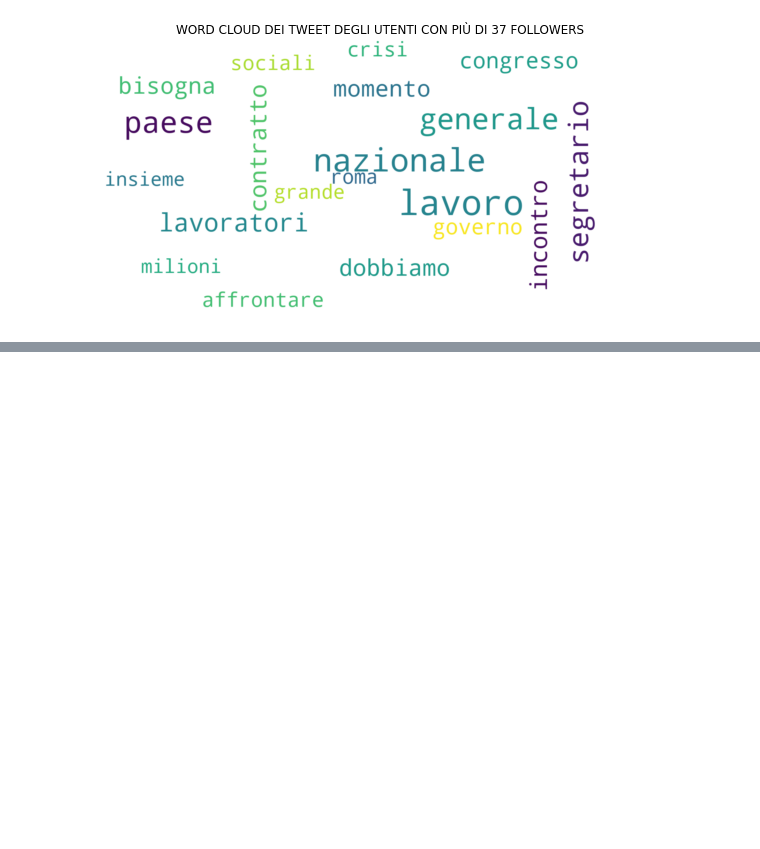
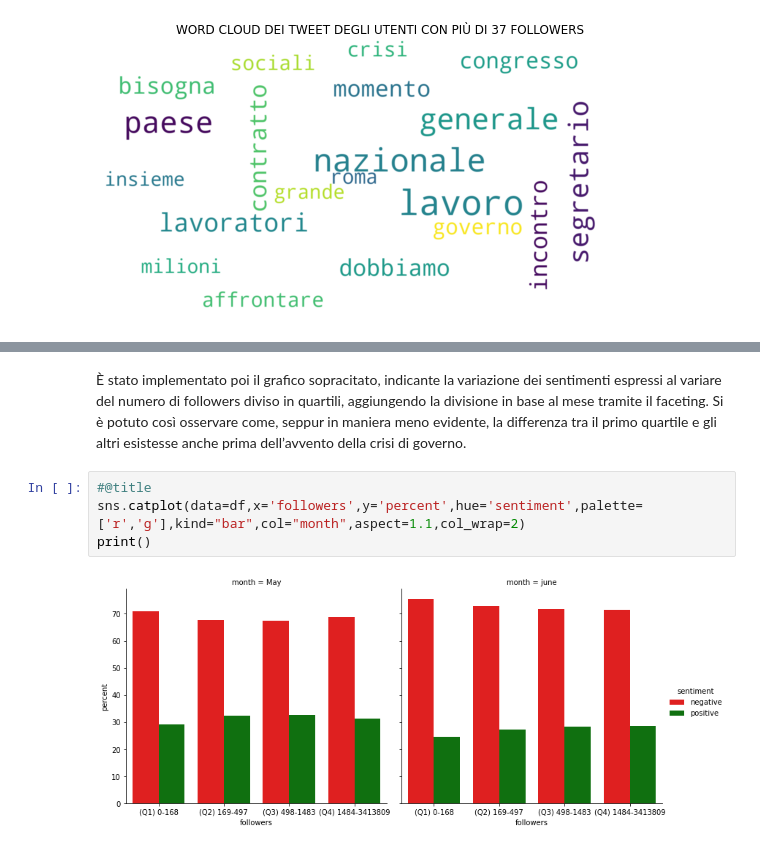
Before and after one commit to paolofesta/prove, a Jupyter notebook: scrittura.ipynb, the cells around one changed output, grey strips where cells are left out. Saved outputs shown, nothing was run; the diff lists cells and outputs as text; blank space fills up the shorter version.

```diff
--- a/scrittura.ipynb
+++ b/scrittura.ipynb
@@ -310,0 +343,8 @@ print()
+# %% [markdown]
+È stato implementato poi il grafico sopracitato, indicante la variazione dei sentimenti espressi al variare del numero di followers diviso in quartili, aggiungendo la divisione in base al mese tramite il faceting. Si è potuto così osservare come, seppur in maniera meno evidente, la differenza tra il primo quartile e gli altri esistesse anche prima dell’avvento della crisi di governo.
+# %%
+#@title
+sns.catplot(data=df,x='followers',y='percent',hue='sentiment',palette=['r','g'],kind="bar",col="month",aspect=1.1,col_wrap=2)
+print()
+# %% [output]
+[figure, added]
```
Also changed, not shown: parts of 16 cells of this notebook.
